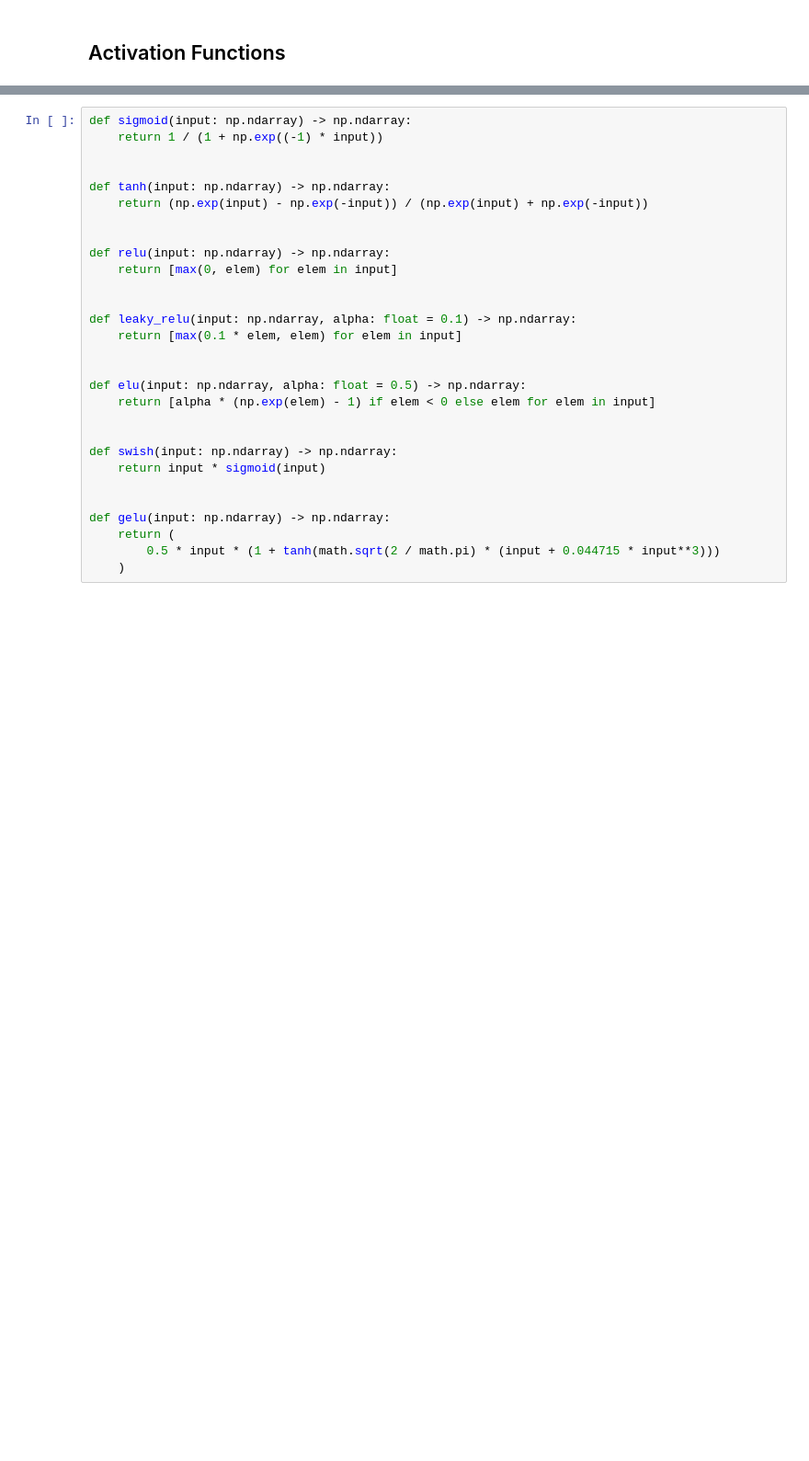
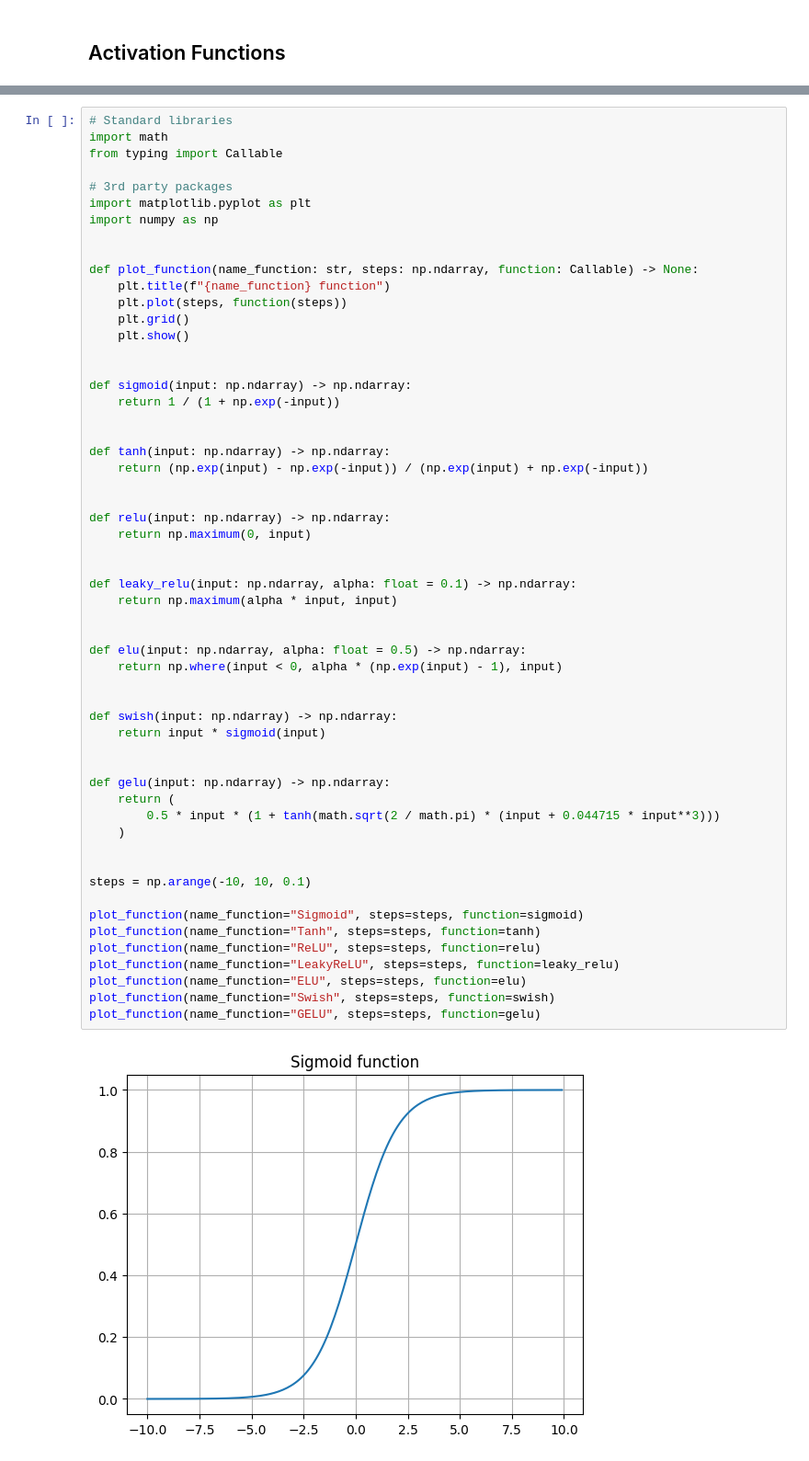
Before and after one commit to danibcorr/unie-deep-learning, a Jupyter notebook: docs/course/topic_02_mathematics/section_04_artificial_neuron.ipynb, the cells around one changed output, grey strips where cells are left out. Shown at 92% size. Saved outputs shown, nothing was run; the diff lists cells and outputs as text; blank space fills up the shorter version.

Commit message:
Added maths content section 3 to section 5

```diff
--- a/docs/course/topic_02_mathematics/section_04_artificial_neuron.ipynb
+++ b/docs/course/topic_02_mathematics/section_04_artificial_neuron.ipynb
@@ -19,29 +232,58 @@ def plot_function(name_function: str, steps: np.ndarray, function: Callable) ->
 # %%
+# Standard libraries
+import math
+from typing import Callable
+
+# 3rd party packages
+import matplotlib.pyplot as plt
+import numpy as np
+
+
+def plot_function(name_function: str, steps: np.ndarray, function: Callable) -> None:
+    plt.title(f"{name_function} function")
+    plt.plot(steps, function(steps))
+    plt.grid()
+    plt.show()
+
+
 def sigmoid(input: np.ndarray) -> np.ndarray:
-    return 1 / (1 + np.exp((-1) * input))
+    return 1 / (1 + np.exp(-input))
 
 
 def tanh(input: np.ndarray) -> np.ndarray:
     return (np.exp(input) - np.exp(-input)) / (np.exp(input) + np.exp(-input))
 
 
 def relu(input: np.ndarray) -> np.ndarray:
-    return [max(0, elem) for elem in input]
+    return np.maximum(0, input)
 
 
 def leaky_relu(input: np.ndarray, alpha: float = 0.1) -> np.ndarray:
-    return [max(0.1 * elem, elem) for elem in input]
+    return np.maximum(alpha * input, input)
 
 
 def elu(input: np.ndarray, alpha: float = 0.5) -> np.ndarray:
-    return [alpha * (np.exp(elem) - 1) if elem < 0 else elem for elem in input]
+    return np.where(input < 0, alpha * (np.exp(input) - 1), input)
 
 
 def swish(input: np.ndarray) -> np.ndarray:
     return input * sigmoid(input)
 
 
 def gelu(input: np.ndarray) -> np.ndarray:
     return (
         0.5 * input * (1 + tanh(math.sqrt(2 / math.pi) * (input + 0.044715 * input**3)))
     )
+
+
+steps = np.arange(-10, 10, 0.1)
+
+plot_function(name_function="Sigmoid", steps=steps, function=sigmoid)
+plot_function(name_function="Tanh", steps=steps, function=tanh)
+plot_function(name_function="ReLU", steps=steps, function=relu)
+plot_function(name_function="LeakyReLU", steps=steps, function=leaky_relu)
+plot_function(name_function="ELU", steps=steps, function=elu)
+plot_function(name_function="Swish", steps=steps, function=swish)
+plot_function(name_function="GELU", steps=steps, function=gelu)
+# %% [output]
+[figure, added]
```
Also changed, not shown: parts of 28 cells of this notebook, 8 other files.
